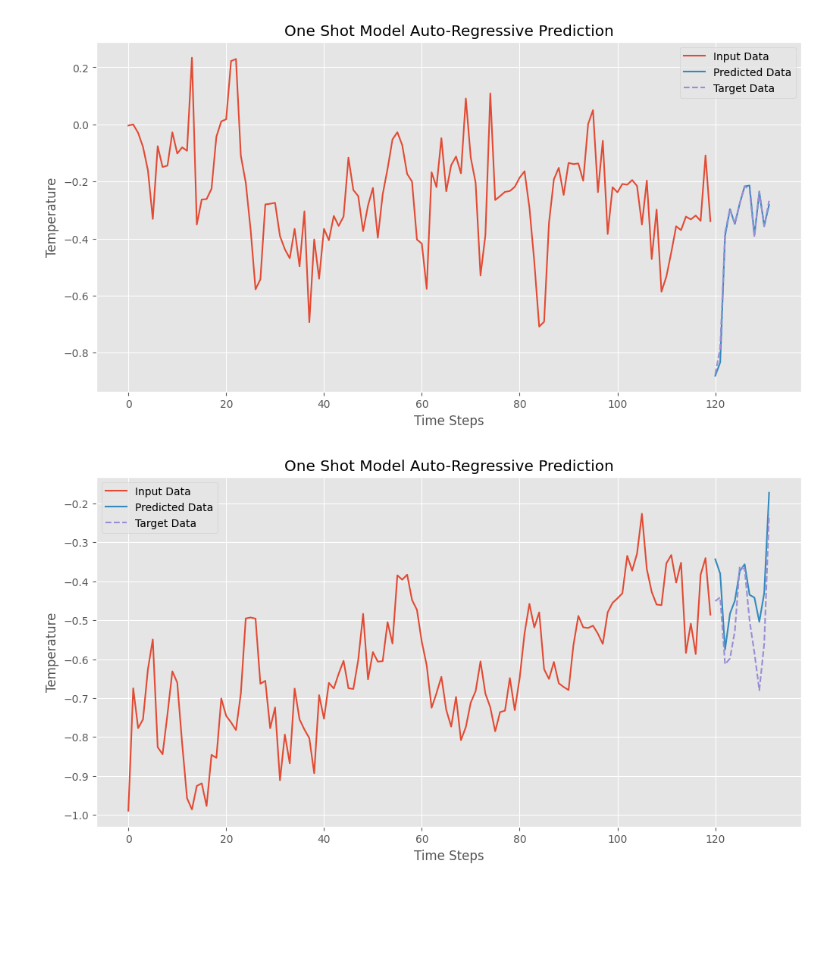
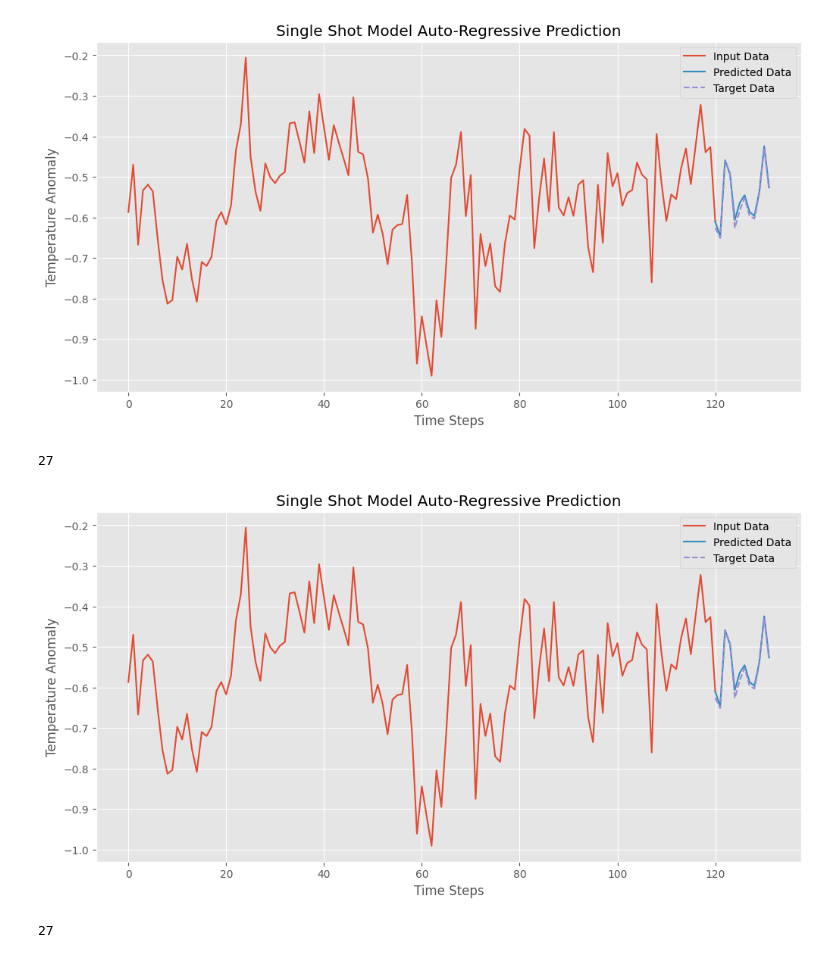
Before and after one commit to philiphan0109/time-series-forecasting, a Jupyter notebook: Single Feature Model/visualization.ipynb, the cells around one changed output. Saved outputs shown, nothing was run; the diff lists cells and outputs as text; code cells hidden in the pictures; blank space fills up the shorter version.

```diff
--- a/Single Feature Model/visualization.ipynb
+++ b/Single Feature Model/visualization.ipynb
@@ -7,10 +7,12 @@ import numpy as np
 plt.style.use('ggplot')
 # %%
 
-def plot_predictions(inputs, predictions, targets, title):
+def plot_predictions(inputs, predictions, targets, title, figname):
     for _ in range(3):
-        sample_index = np.random.randint(len(inputs))
-        location_index = np.random.randint(13)
+        # sample_index = np.random.randint(len(inputs))
+        print(len(inputs))
+        sample_index = 0
+        location_index = 1
 
         input_sample = inputs[sample_index][:, location_index]
         prediction_sample = predictions[sample_index][:, location_index]
@@ -18,18 +20,25 @@ def plot_predictions(inputs, predictions, targets, title):
 
         time_axis_input = np.arange(120)
         time_axis_future = np.arange(120, 132)
+
+        # Extend the input time axis and samples to include the first future point for a seamless transition
+        extended_time_axis_input = np.append(time_axis_input, time_axis_future[0])
+        extended_input_sample = np.append(input_sample, prediction_sample[0])
+
         plt.figure(figsize=(12, 6))
-        plt.plot(time_axis_input, input_sample, label='Input Data')
-        plt.plot(time_axis_future, prediction_sample, label='Predicted Data')
-        plt.plot(time_axis_future, target_sample, label='Target Data', linestyle='--')
+        plt.plot(extended_time_axis_input, extended_input_sample, label='Input Data', zorder=1)
+        plt.plot(time_axis_future, prediction_sample, label='Predicted Data', zorder=2)
+        plt.plot(time_axis_future, target_sample, label='Target Data', linestyle='--', zorder=3)
 
         plt.title(title)
         plt.xlabel('Time Steps')
-        plt.ylabel('Temperature')
+        plt.ylabel('Temperature Anomaly')
         plt.legend()
+        plt.savefig(f'figures/{figname}.pdf')
         plt.show()
 
-def display_test_results(file_path, title):
+
+def display_test_results(file_path, title, figname):
     with open(file_path, 'rb') as f:
         test_results = pickle.load(f)
 
@@ -42,5 +51,5 @@ def display_test_results(file_path, title):
     targets = test_results['targets']
 
     print(f"Test Loss: {test_loss} | Test RMSE: {test_rmse} | Test MAE: {test_mae} | Test R^2: {test_r_squared}")
-    plot_predictions(inputs, predictions, targets, title)
+    plot_predictions(inputs, predictions, targets, title, figname)
 # %%
@@ -60,3 +75,3 @@ Test Loss: 0.0005905441783532431 | Test RMSE: 0.022186966130027064 | Test MAE: 0
 # %%
-display_test_results('results/auto_reg_single_shot_test_results.pkl', 'One Shot Model Auto-Regressive Prediction')
+display_test_results('results/auto_reg_single_shot_test_results.pkl', 'Single Shot Model Auto-Regressive Prediction', figname='Single Shot Model Auto-Regressive Prediction')
 # %% [output]
@@ -64,2 +80,4 @@ Test Loss: 0.007370449671590769 | Test RMSE: 0.07788686840622513 | Test MAE: 0.0
-[figure, old version]
+[figure, new version]
+27
-[figure, old version]
+[figure, new version]
+27
```
Also changed, not shown: parts of 3 cells of this notebook, 12 other files.
